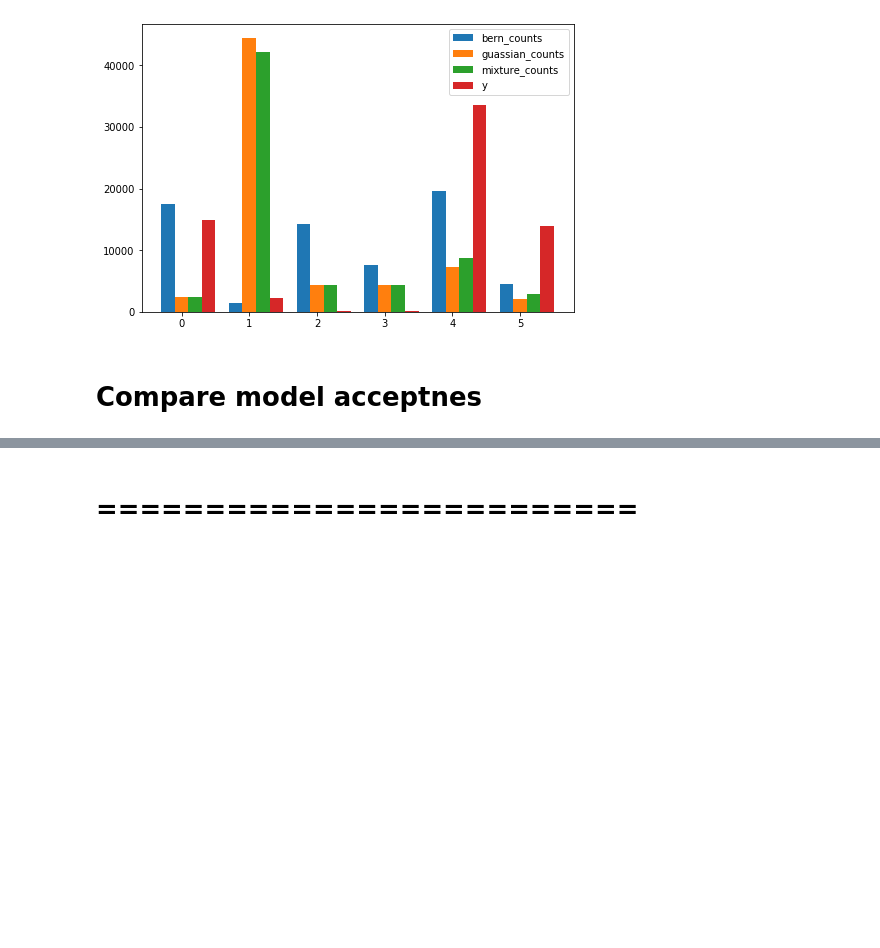
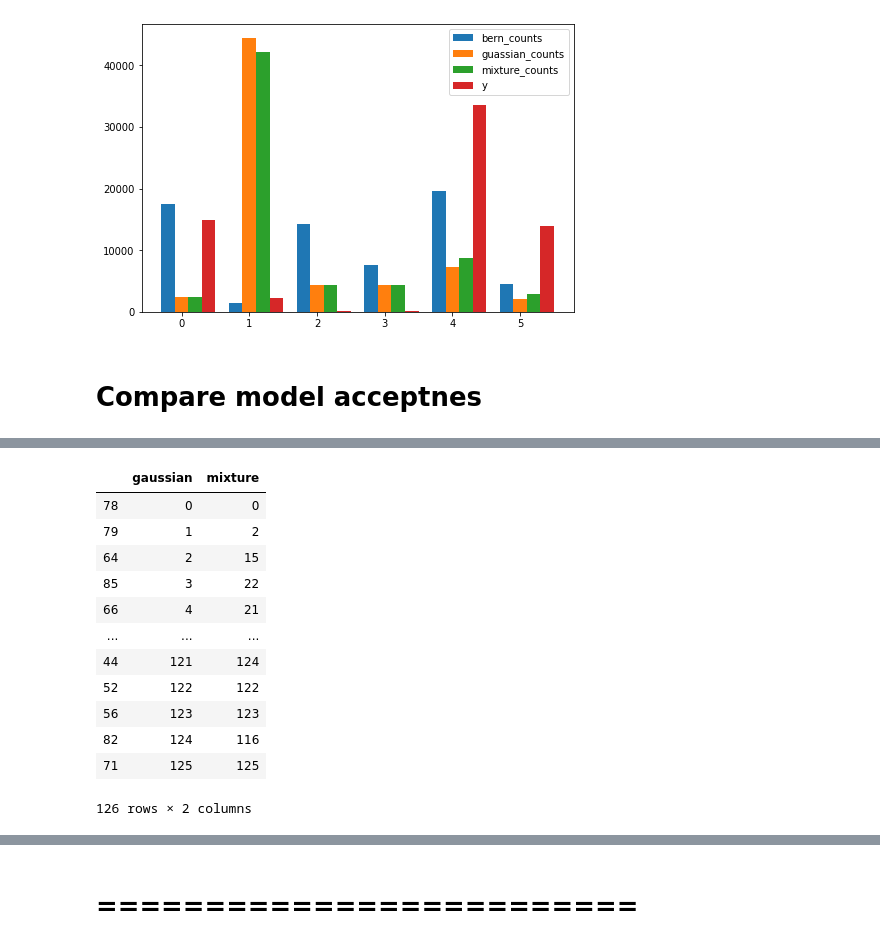
Before and after one commit to dlab-idc/Extra-Sensory, a Jupyter notebook: src/Naive Bayes.ipynb, the cells around one changed output, grey strips where cells are left out. Drawn from its saved outputs; the diff is of its cells as text; code cells hidden in the pictures; blank space fills up the shorter version.

```diff
--- a/src/Naive Bayes.ipynb
+++ b/src/Naive Bayes.ipynb
@@ -343,0 +288,24 @@ AttributeError: 'numpy.ndarray' object has no attribute 'select_dtypes'
+# %%
+# Get gaussian feature importance
+gnb_grid_perm = PermutationImportance(gnb_grid, n_iter=n_iter).fit(
+    X_test[mixture_and_gaussian_accept][:, num_cols_indices],
+    y_test[mixture_and_gaussian_accept]
+)
+
+gnb_grid_rank = np.argsort(gnb_grid_perm.feature_importances_)
+# %%
+# Calc numeric indices rank
+gaussian_bernoulli_num_rank = []
+mixture_gaussian_ranking_dict = dict()
+
+
+for i in num_cols_indices:
+    gaussian_bernoulli_num_rank.append(np.argwhere(i == gaussian_bernoulli_perm_importance)[0][0])
+
+gaussian_bernoulli_num_rank = np.argsort(gaussian_bernoulli_num_rank)
+
+for i in gnb_grid_rank:
+    mixture_gaussian_ranking_dict[i] = [
+        np.argwhere(i == gnb_grid_rank)[0][0],
+        np.argwhere(i == gaussian_bernoulli_num_rank)[0][0]
+    ]
@@ -343,0 +367,16 @@ AttributeError: 'numpy.ndarray' object has no attribute 'select_dtypes'
+# %%
+pd.DataFrame.from_dict(mixture_gaussian_ranking_dict, columns=["gaussian", "mixture"], orient='index')
+# %% [output]
+|  | gaussian | mixture |
+| 78 | 0 | 0 |
+| 79 | 1 | 2 |
+| 64 | 2 | 15 |
+| 85 | 3 | 22 |
+| 66 | 4 | 21 |
+| ... | ... | ... |
+| 44 | 121 | 124 |
+| 52 | 122 | 122 |
+| 56 | 123 | 123 |
+| 82 | 124 | 116 |
+| 71 | 125 | 125 |
+126 rows × 2 columns
```
Also changed, not shown: parts of 24 cells of this notebook.
